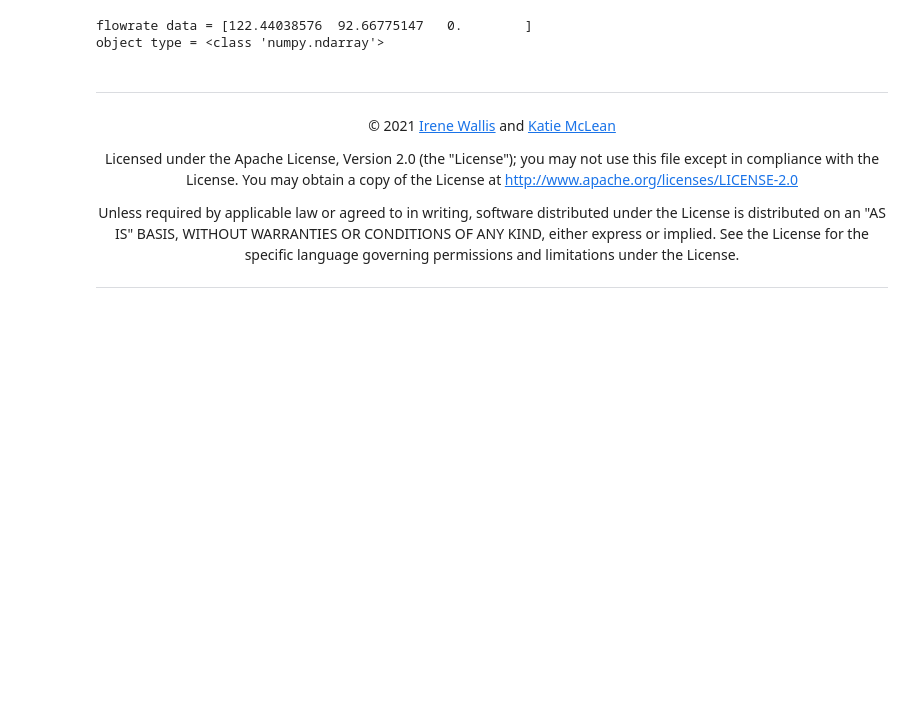
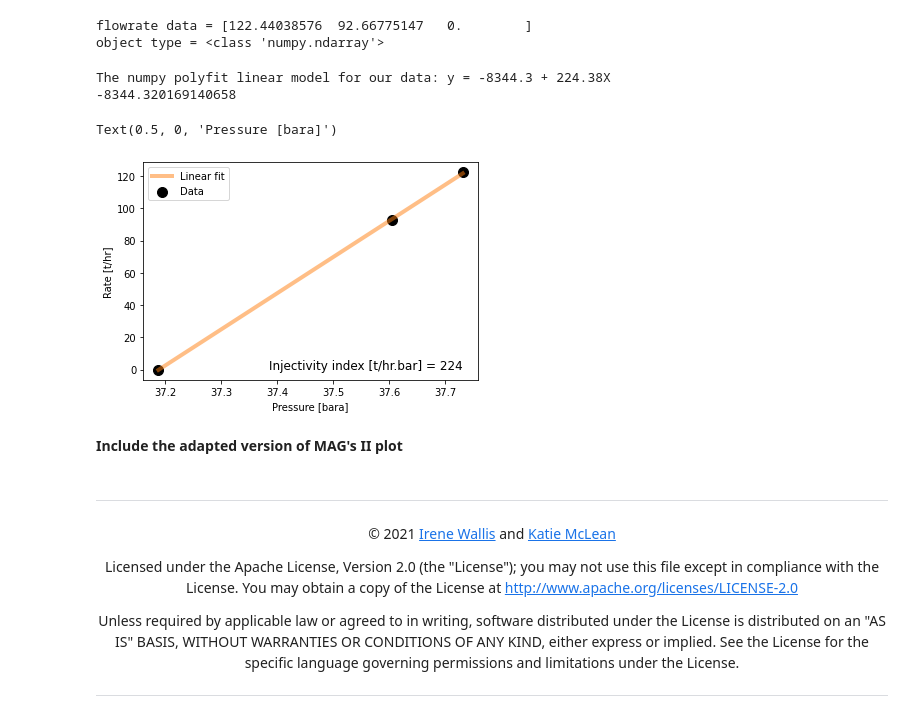
Before and after one commit to ICWallis/T21-Tutorial-WellTestAnalysis, a Jupyter notebook: 3-injectivity.ipynb, the cells around one changed output. Saved outputs shown, nothing was run; the diff lists cells and outputs as text; code cells hidden in the pictures; blank space fills up the shorter version.

Commit message:
Complete draft notebook including interpolation and plot

```diff
--- a/3-injectivity.ipynb
+++ b/3-injectivity.ipynb
@@ -223,3 +213,37 @@ object type = <class 'numpy.ndarray'>
+# %%
+from numpy.polynomial.polynomial import polyfit
+
+# calculate the linear fit to the pressure and flowrate arrays
+polyfit_b, polyfit_m = polyfit(pressure_array, flowrate_array, 1)
+
+# a fancy way to format strings that calls the objects polyfit_b and polyfit_m
+print("The numpy polyfit linear model for our data: y = {:.5} + {:.5}X"
+      .format(polyfit_b, polyfit_m))
+# %% [output]
+The numpy polyfit linear model for our data: y = -8344.3 + 224.38X
+-8344.320169140658
+# %%
+f,ax = plt.subplots(1,1,figsize=(6,4))
+
+ax.scatter(pressure_array, flowrate_array,
+           s=100, c='k', label = 'Data')
+
+ax.plot(pressure_array, # x values
+    polyfit_m * pressure_array + polyfit_b, # use the model to generate y values
+    color='tab:orange', linestyle='-', linewidth=4, alpha=0.5, label='Linear fit')
+
+ax.text(pressure_array[0],flowrate_array[2],
+    "Injectivity index [t/hr.bar] = {:}".format(round(polyfit_m)),
+    fontsize = 12, horizontalalignment='right')
+
+ax.legend()
+ax.set_ylabel('Rate [t/hr]')
+ax.set_xlabel('Pressure [bara]')
+# %% [output]
+Text(0.5, 0, 'Pressure [bara]')
+[figure, added]
+# %% [markdown]
+**Include the adapted version of MAG's II plot**
 # %% [markdown]
 ***
 
```
Also changed, not shown: parts of 2 cells of this notebook.
